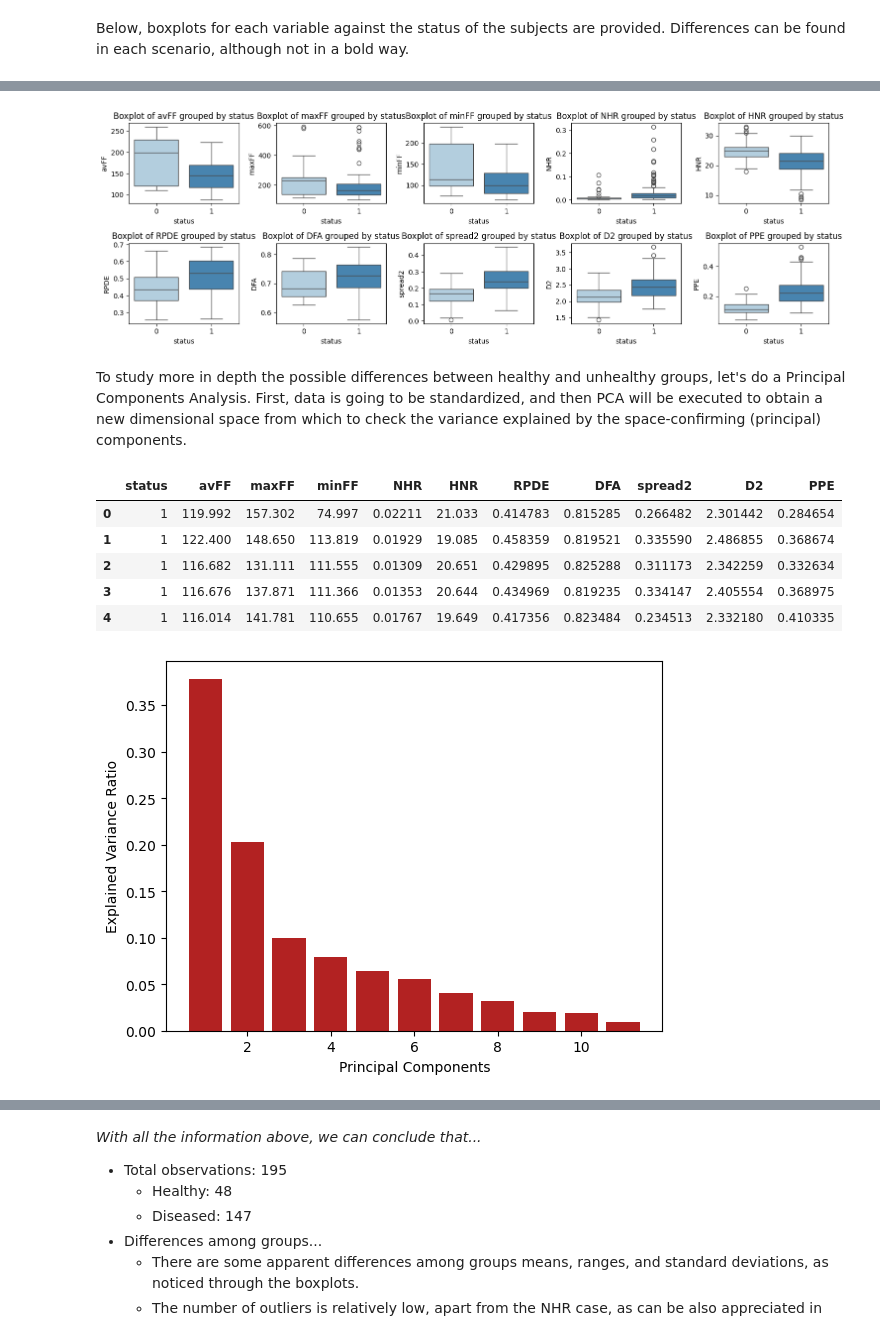
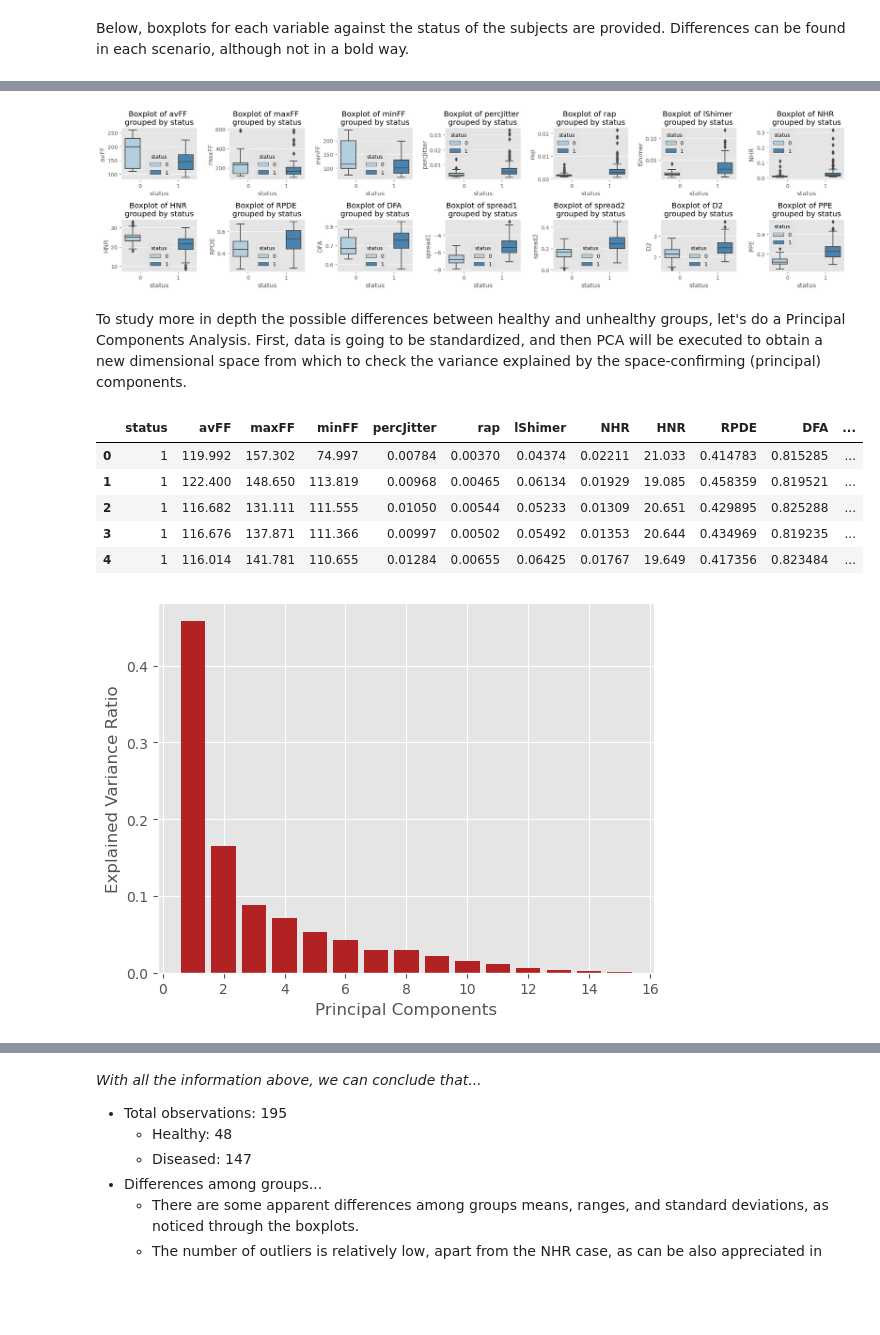
Before and after one commit to dparedga/SP_LAB, a Jupyter notebook: Collaborative_coding.ipynb, the cells around one changed output, grey strips where cells are left out. Cells and saved outputs as stored; diff of their text form; code cells hidden in the pictures; blank space fills up the shorter version.

```diff
--- a/Collaborative_coding.ipynb
+++ b/Collaborative_coding.ipynb
@@ -109,8 +124,8 @@ dict_names = {'MDVP:Fhi(Hz)':'maxFF',
               'Shimmer:DDA':'dda'}
 # %%
 # your code here
-renamed_df = renamevars(df, dict_names)
-renamed_df.head(10)
+df = renamevars(df, dict_names)
+df.head(10)
 # %% [output]
 |  | name | avFF | maxFF | minFF | percJitter | absJitter | rap | ppq | ddp | lShimer | ... |
 | 0 | phon_R01_S01_1 | 119.992 | 157.302 | 74.997 | 0.00784 | 0.00007 | 0.00370 | 0.00554 | 0.01109 | 0.04374 | ... |
@@ -187,0 +206,10 @@ scat_plt(df['NHR'], df['HNR'], df['Trial']) # exemple to see if works, remove fo
+# %%
+# Identify the variables for each group that we want to explore correlation in
+vars_ff = ['MDVP:Fo(Hz)', 'MDVP:Fhi(Hz)', 'MDVP:Flo(Hz)']
+vars_jitter = ['MDVP:Jitter(Abs)', 'MDVP:RAP', 'MDVP:PPQ', 'Jitter:DDP']
+vars_shimmer = ['MDVP:Shimmer', 'MDVP:Shimmer(dB)', 'Shimmer:APQ3', 'Shimmer:APQ5', 'MDVP:APQ', 'Shimmer:DDA']
+
+vars_ff = [dict_names[var] for var in vars_ff]
+vars_jitter = [dict_names[var] for var in vars_jitter]
+vars_shimmer = [dict_names[var] for var in vars_shimmer]
+print(vars_ff, vars_jitter, vars_shimmer)
@@ -187,0 +303,5 @@ scat_plt(df['NHR'], df['HNR'], df['Trial']) # exemple to see if works, remove fo
+# %%
+# from the 3 variable lists discussed we want to keep all those from
+# fundamental frequency, only rap for jitter, and only lShimer for shimmer
+vars_to_be_dropped = [item for item in vars_jitter+vars_shimmer if not item in ['rap','lShimer']]
+print(vars_to_be_dropped)
@@ -187,0 +310,3 @@ scat_plt(df['NHR'], df['HNR'], df['Trial']) # exemple to see if works, remove fo
+# %%
+cleaned_df = df.drop(columns=vars_to_be_dropped)
+cleaned_df
@@ -210,37 +374,35 @@ Below, boxplots for each variable against the status of the subjects are provide
 # %%
-dfff = dff.drop(columns = ['name']) # Removing the name column
+dfff = cleaned_df.drop(columns = ['Subject_id', 'Trial']) # Removing the name column
 status_column = dfff.pop('status')  # Rearrange the status column
 dfff.insert(0, 'status', status_column)
 
 num_columns = int((dfff.shape[1]-1) / 2)  # Minus 1 to not count the 'status' column
 # Create the image subplots
-fig, axes = plt.subplots(nrows=2, ncols=num_columns, figsize=(15, 5))
-
-my_pal = {"0": "firebrick", "1": "burlywood"}
+fig, axes = plt.subplots(nrows=2, ncols=num_columns, figsize=(20, 5))
 
 # Loop through each column (excluding 'status') and create a boxplot on each subplot
 for i, column in enumerate(dfff.columns[1:]):
-    sns.boxplot(x='status', y=column, data=dfff, ax=axes[i // num_columns, i % num_columns], palette='Blues', legend=False, hue='status')
-    axes[i // num_columns, i % num_columns].set_title(f'Boxplot of {column} grouped by status')
+    sns.boxplot(x='status', y=column, data=dfff, ax=axes[i // num_columns, i % num_columns], palette='Blues',  hue='status')
+    axes[i // num_columns, i % num_columns].set_title(f'Boxplot of {column} \ngrouped by status')
 
 # Adjust layout
 plt.tight_layout()
 
 # Show the plot
 plt.show()
 # %% [output]
-[figure, old version]
+[figure, new version]
 # %% [markdown]
 To study more in depth the possible differences between healthy and unhealthy groups, let's do a Principal Components Analysis. First, data is going to be standardized, and then PCA will be executed to obtain a new dimensional space from which to check the variance explained by the space-confirming (principal) components.
 # %%
 dfff.head()
 # %% [output]
-|  | status | avFF | maxFF | minFF | NHR | HNR | RPDE | DFA | spread2 | D2 | PPE |
-| 0 | 1 | 119.992 | 157.302 | 74.997 | 0.02211 | 21.033 | 0.414783 | 0.815285 | 0.266482 | 2.301442 | 0.284654 |
-| 1 | 1 | 122.400 | 148.650 | 113.819 | 0.01929 | 19.085 | 0.458359 | 0.819521 | 0.335590 | 2.486855 | 0.368674 |
-| 2 | 1 | 116.682 | 131.111 | 111.555 | 0.01309 | 20.651 | 0.429895 | 0.825288 | 0.311173 | 2.342259 | 0.332634 |
-| 3 | 1 | 116.676 | 137.871 | 111.366 | 0.01353 | 20.644 | 0.434969 | 0.819235 | 0.334147 | 2.405554 | 0.368975 |
-| 4 | 1 | 116.014 | 141.781 | 110.655 | 0.01767 | 19.649 | 0.417356 | 0.823484 | 0.234513 | 2.332180 | 0.410335 |
+|  | status | avFF | maxFF | minFF | percJitter | rap | lShimer | NHR | HNR | RPDE | DFA | ... |
+| 0 | 1 | 119.992 | 157.302 | 74.997 | 0.00784 | 0.00370 | 0.04374 | 0.02211 | 21.033 | 0.414783 | 0.815285 | ... |
+| 1 | 1 | 122.400 | 148.650 | 113.819 | 0.00968 | 0.00465 | 0.06134 | 0.01929 | 19.085 | 0.458359 | 0.819521 | ... |
+| 2 | 1 | 116.682 | 131.111 | 111.555 | 0.01050 | 0.00544 | 0.05233 | 0.01309 | 20.651 | 0.429895 | 0.825288 | ... |
+| 3 | 1 | 116.676 | 137.871 | 111.366 | 0.00997 | 0.00502 | 0.05492 | 0.01353 | 20.644 | 0.434969 | 0.819235 | ... |
+| 4 | 1 | 116.014 | 141.781 | 110.655 | 0.01284 | 0.00655 | 0.06425 | 0.01767 | 19.649 | 0.417356 | 0.823484 | ... |
 # %%
 scaler = StandardScaler()
 scaled_data = scaler.fit_transform(dfff)
@@ -258,7 +420,7 @@ plt.xlabel('Principal Components')
 plt.ylabel('Explained Variance Ratio')
 plt.show()
 # %% [output]
-[figure, old version]
+[figure, new version]
 # %%
 # Create a DataFrame with the principal components
 pc_df = pd.DataFrame(data=pca_result[:,:2], columns=['PC1', 'PC2'])
```
Also changed, not shown: parts of 33 cells of this notebook.
